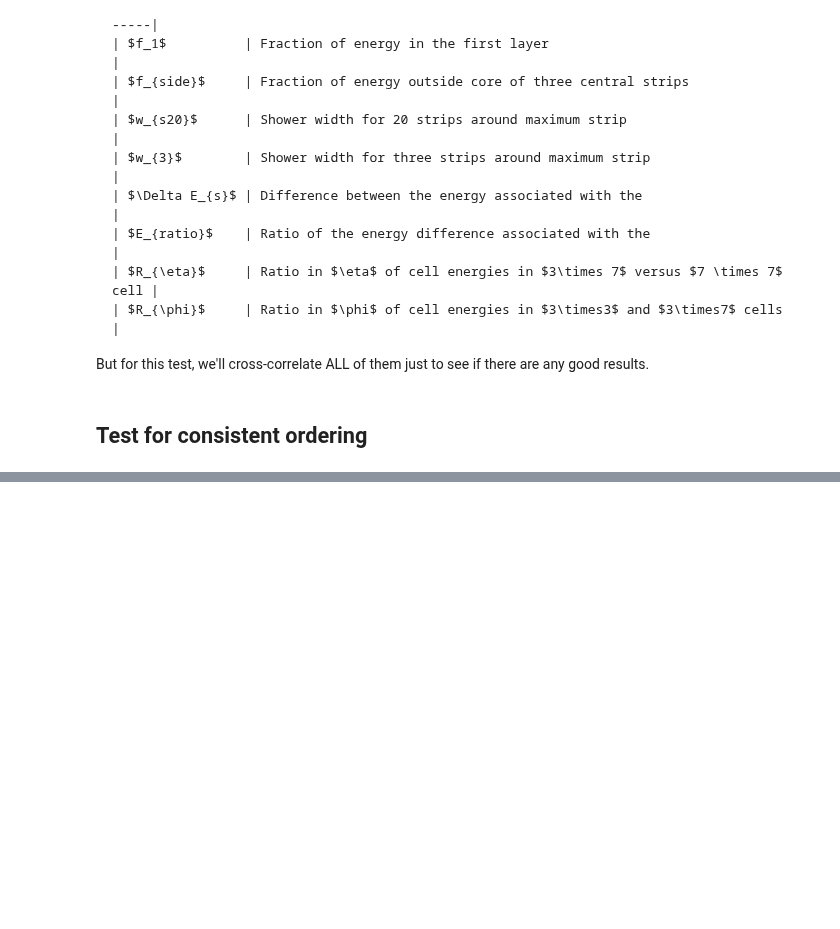
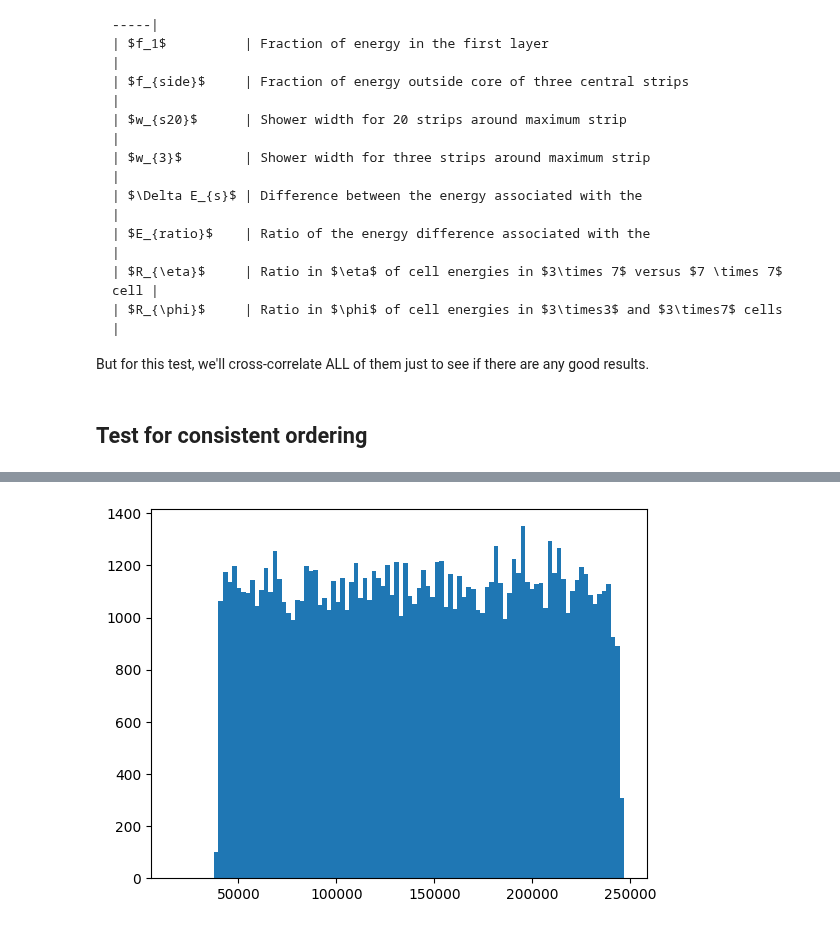
Before and after one commit to womogenes/photon-jet, a Jupyter notebook: final_evaluate/pfn_feature_analysis/bdt_feature_export.ipynb, the cells around one changed output, grey strips where cells are left out. Drawn from its saved outputs; the diff is of its cells as text; code cells hidden in the pictures; blank space fills up the shorter version.

```diff
--- a/final_evaluate/pfn_feature_analysis/bdt_feature_export.ipynb
+++ b/final_evaluate/pfn_feature_analysis/bdt_feature_export.ipynb
@@ -72,0 +89,4 @@ But for this test, we'll cross-correlate ALL of them just to see if there are an
+# %%
+plt.hist(cloud_energy, bins=100);
+# %% [output]
+[figure, added]
```
Also changed, not shown: parts of 7 cells of this notebook, 3 other files.
